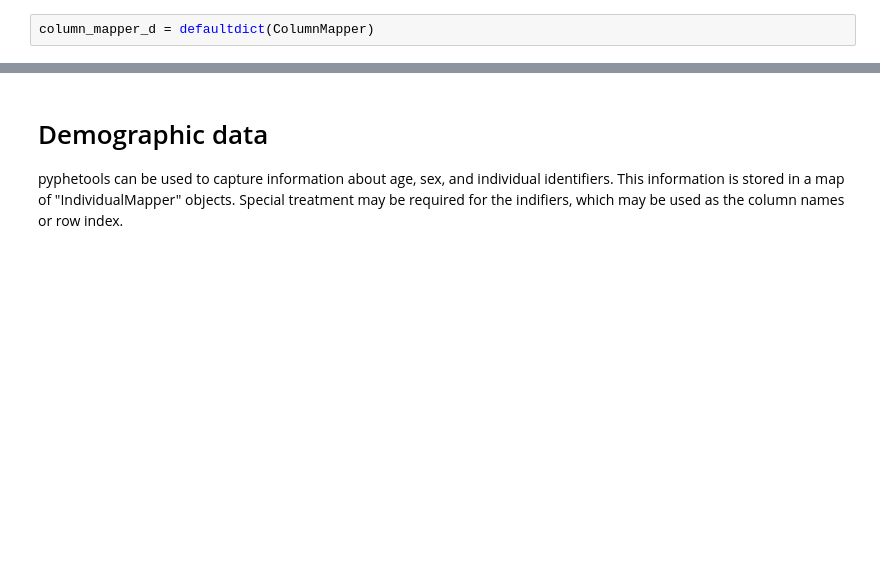
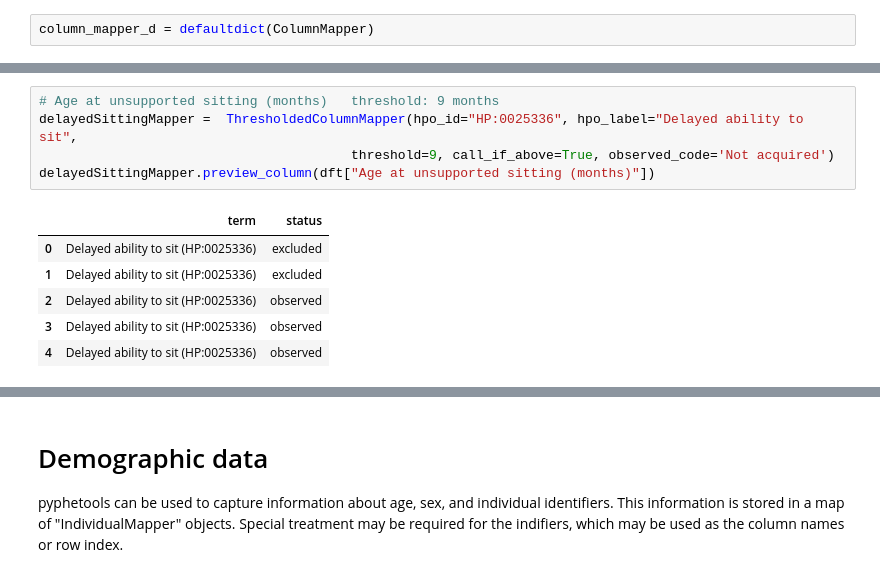
Before and after one commit to monarch-initiative/pyphetools, a Jupyter notebook: notebooks/Create phenopackets from tabular data with individuals in columns.ipynb, the cells around one changed output, grey strips where cells are left out. Drawn from its saved outputs; the diff is of its cells as text; blank space fills up the shorter version.

```diff
--- a/notebooks/Create phenopackets from tabular data with individuals in columns.ipynb
+++ b/notebooks/Create phenopackets from tabular data with individuals in columns.ipynb
@@ -86,0 +147,12 @@ column_mapper_d['Delayed motor development'] = delayedMotedMapper
+# %%
+# Age at unsupported sitting (months) 	threshold: 9 months
+delayedSittingMapper =  ThresholdedColumnMapper(hpo_id="HP:0025336", hpo_label="Delayed ability to sit",
+                                        threshold=9, call_if_above=True, observed_code='Not acquired')
+delayedSittingMapper.preview_column(dft["Age at unsupported sitting (months)"])
+# %% [output]
+|  | term | status |
+| 0 | Delayed ability to sit (HP:0025336) | excluded |
+| 1 | Delayed ability to sit (HP:0025336) | excluded |
+| 2 | Delayed ability to sit (HP:0025336) | observed |
+| 3 | Delayed ability to sit (HP:0025336) | observed |
+| 4 | Delayed ability to sit (HP:0025336) | observed |
```
Also changed, not shown: parts of 45 cells of this notebook, 10 other files.
